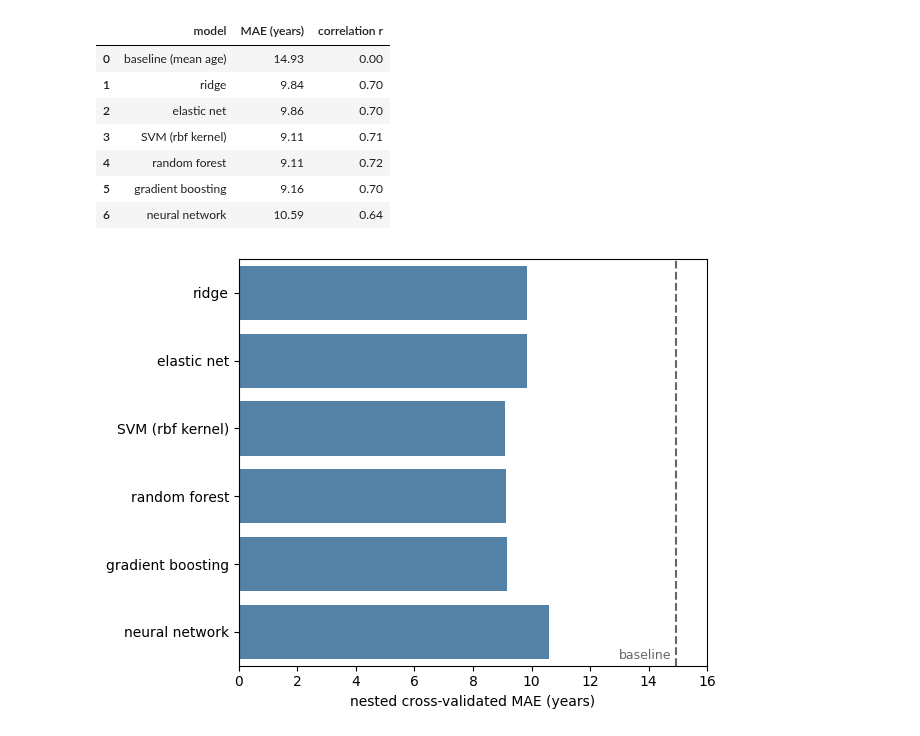
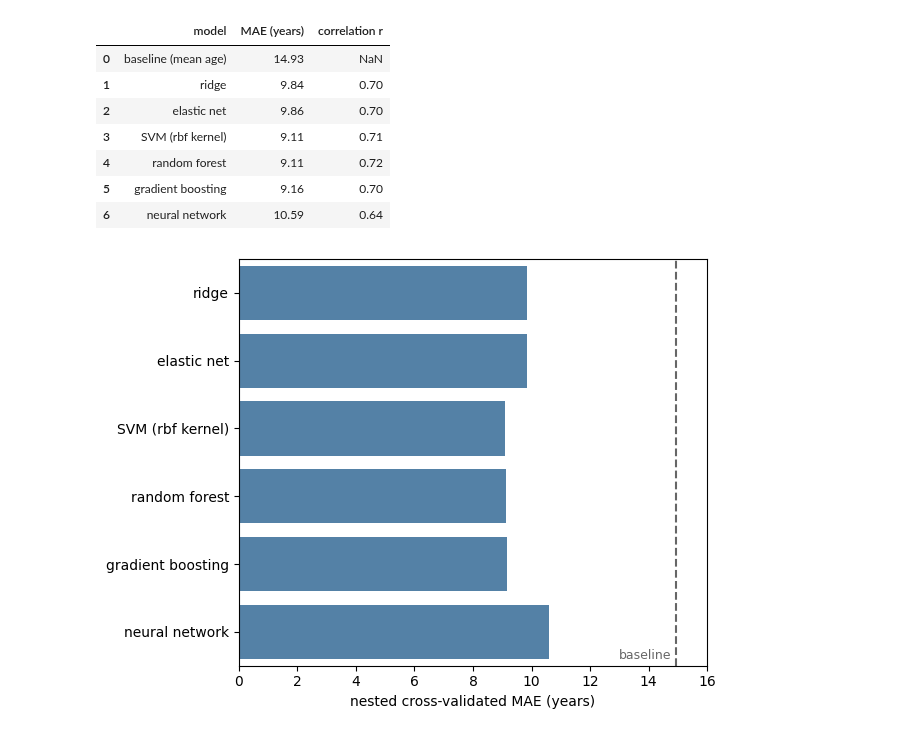
Before and after one commit to pni-lab/predmod_lecture, a Jupyter notebook: contents/8_complex_models/ensembles.ipynb, the cells around one changed output. Saved outputs shown, nothing was run; the diff lists cells and outputs as text; code cells hidden in the pictures.

```diff
--- a/contents/8_complex_models/ensembles.ipynb
+++ b/contents/8_complex_models/ensembles.ipynb
@@ -106,35 +113,35 @@ candidates = {
     'elastic net': (Pipeline([('standardize', StandardScaler()),
                               ('model', ElasticNet(max_iter=20000))]),
                     {'model__alpha': [0.01, 0.1, 1], 'model__l1_ratio': [0.5, 0.9]}),
     'SVM (rbf kernel)': (Pipeline([('standardize', StandardScaler()), ('model', SVR())]),
                          {'model__C': [1, 10, 100]}),
     'random forest': (RandomForestRegressor(random_state=42, n_jobs=-1),
                       {'n_estimators': [300], 'max_features': [0.2, 0.5]}),
     'gradient boosting': (HistGradientBoostingRegressor(random_state=42),
                           {'max_depth': [2, 3], 'learning_rate': [0.05, 0.1], 'max_iter': [300]}),
     'neural network': (Pipeline([('standardize', StandardScaler()),
                                  ('model', MLPRegressor(random_state=42, max_iter=20000,
                                                        early_stopping=True, n_iter_no_change=20))]),
                        {'model__hidden_layer_sizes': [(32,), (64, 32)], 'model__alpha': [0.1, 1.0]}),
 }
 
 results = [{'model': 'baseline (mean age)',
             'MAE (years)': mean_absolute_error(y, np.full(len(y), y.mean())),
-            'correlation r': 0.0}]
+            'correlation r': np.nan}]   # a constant prediction has no correlation
 
 for name, (estimator, grid) in candidates.items():
     tuned = GridSearchCV(estimator, grid, cv=KFold(5),
                          scoring='neg_mean_absolute_error', n_jobs=-1)
     predicted = cross_val_predict(tuned, X=X, y=y, cv=KFold(5))
     results.append({'model': name,
                     'MAE (years)': mean_absolute_error(y, predicted),
                     'correlation r': np.corrcoef(y, predicted)[0, 1]})
 
 results = pd.DataFrame(results)
 results.round(2)
 # %% [output]
 |  | model | MAE (years) | correlation r |
-| 0 | baseline (mean age) | 14.93 | 0.00 |
+| 0 | baseline (mean age) | 14.93 | NaN |
 | 1 | ridge | 9.84 | 0.70 |
 | 2 | elastic net | 9.86 | 0.70 |
 | 3 | SVM (rbf kernel) | 9.11 | 0.71 |
```
Also changed, not shown: parts of 1 cell of this notebook, 11 other files.
